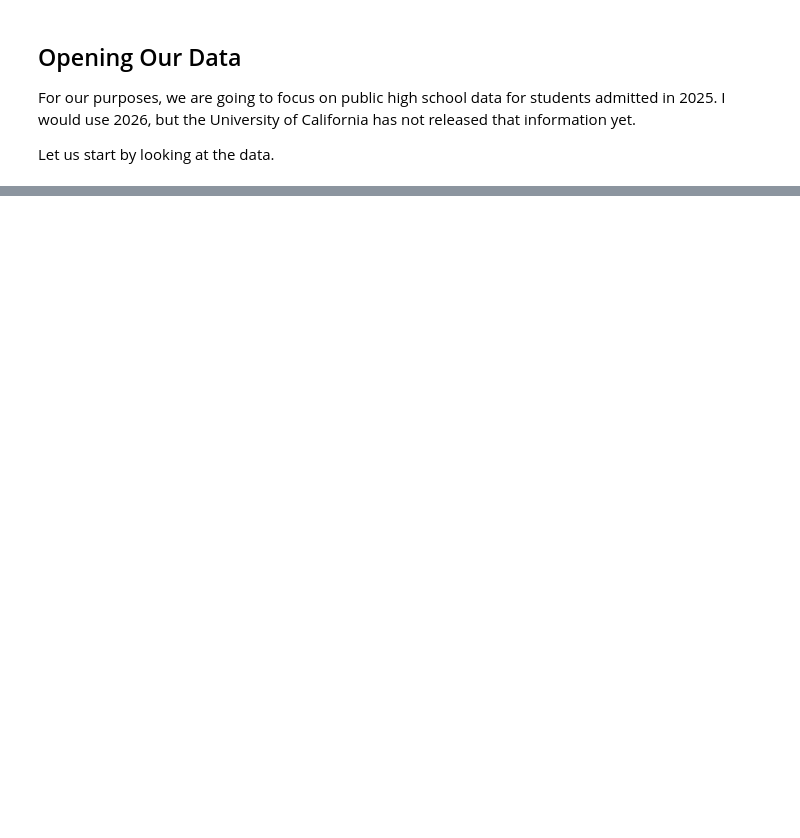
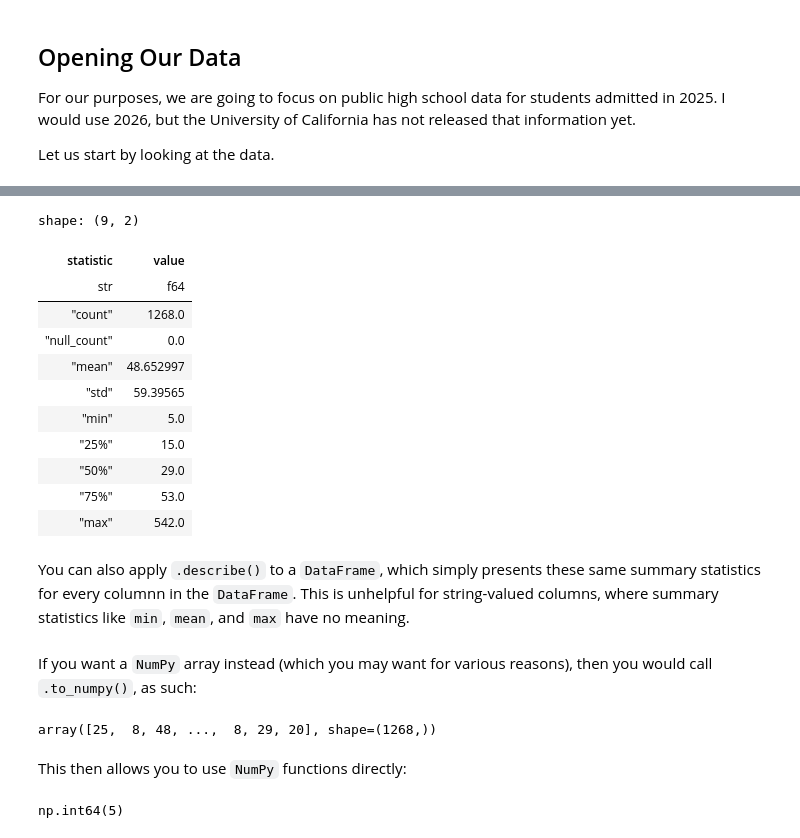
Before and after one commit to DS-100/course-notes, a Jupyter notebook: content/new_eda_1/new_eda_1.ipynb, the cells around one changed output, grey strips where cells are left out. Cells and saved outputs as stored; diff of their text form; code cells hidden in the pictures; blank space fills up the shorter version.

```diff
--- a/content/new_eda_1/new_eda_1.ipynb
+++ b/content/new_eda_1/new_eda_1.ipynb
@@ -567,0 +695,30 @@ Specifically, we're going to look at a box plot. How many people have not seen b
+# %%
+hs['applied'].describe()
+# %% [output]
+shape: (9, 2)
+| statistic | value |
+| str | f64 |
+| "count" | 1268.0 |
+| "null_count" | 0.0 |
+| "mean" | 48.652997 |
+| "std" | 59.39565 |
+| "min" | 5.0 |
+| "25%" | 15.0 |
+| "50%" | 29.0 |
+| "75%" | 53.0 |
+| "max" | 542.0 |
+# %% [markdown]
+You can also apply `.describe()` to a `DataFrame`, which simply presents these same summary statistics for every columnn in the `DataFrame`. This is unhelpful for string-valued columns, where summary statistics like `min`, `mean`, and `max` have no meaning.
+# %% [markdown]
+
+If you want a `NumPy` array instead (which you may want for various reasons), then you would call `.to_numpy()`, as such:
+# %%
+hs['applied'].to_numpy()
+# %% [output]
+array([25,  8, 48, ...,  8, 29, 20], shape=(1268,))
+# %% [markdown]
+This then allows you to use `NumPy` functions directly:
+# %%
+np.min(hs['applied'].to_numpy())
+# %% [output]
+np.int64(5)
```
Also changed, not shown: parts of 142 cells of this notebook, 6 other files.
